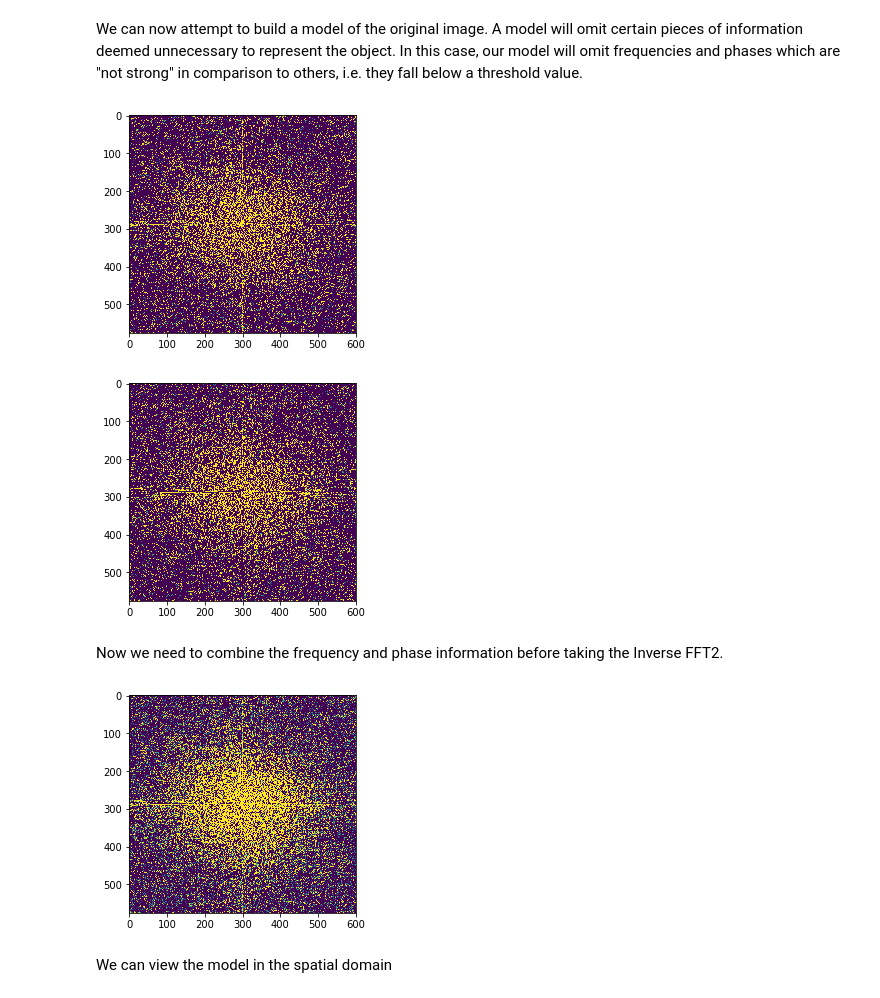
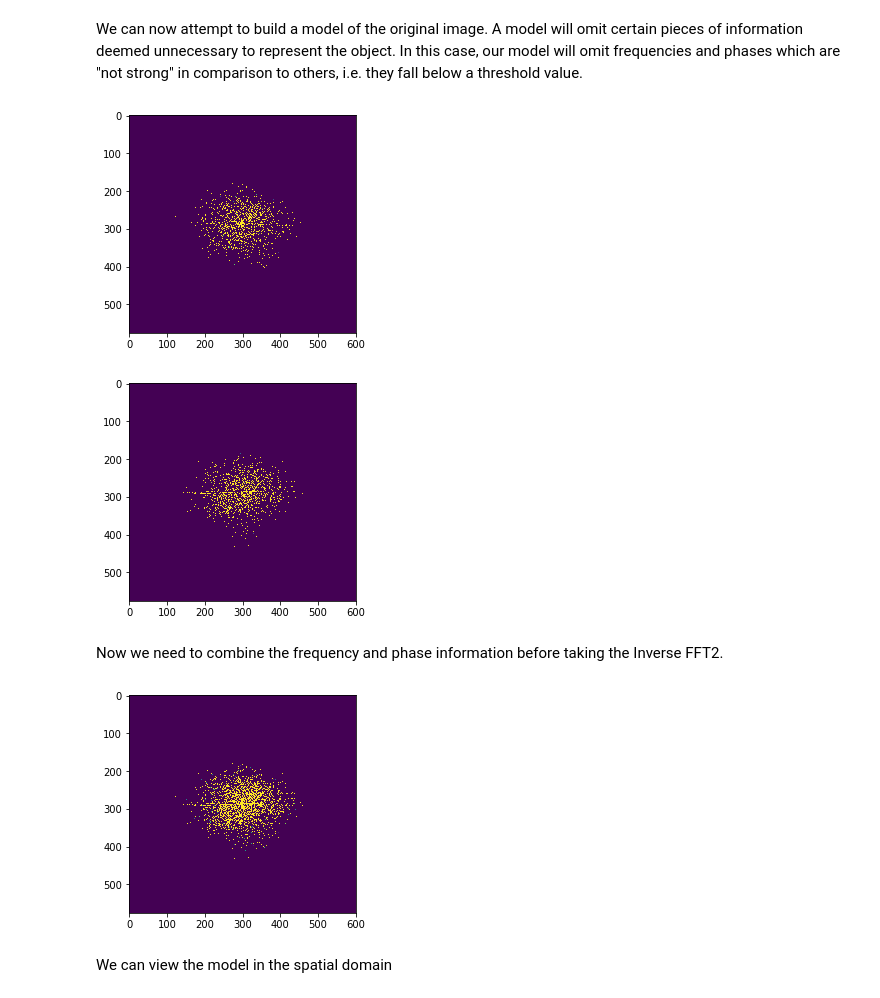
Before and after one commit to bbevan/myjupyternotebooks, a Jupyter notebook: FFT2 in Python - v2.ipynb, the cells around one changed output. Drawn from its saved outputs; the diff is of its cells as text; code cells hidden in the pictures.

```diff
--- a/FFT2 in Python - v2.ipynb
+++ b/FFT2 in Python - v2.ipynb
@@ -63,17 +63,17 @@ We can now attempt to build a model of the original image. A model will omit cer
 # %%
 # grab the frequency and phase information from f
 fp = fftreal(f)
 pp = fftimag(f)
 
 # threshold values
-fpc = numpy.clip(fp, 15.0, fp.max())
-ppc = numpy.clip(pp, 15.0, pp.max())
+fpc = numpy.clip(fp, 100.0, fp.max())
+ppc = numpy.clip(pp, 100.0, pp.max())
 
 viewfft2(fpc)
 viewfft2(ppc)
 # %% [output]
-[figure, old version]
+[figure, new version]
-[figure, old version]
+[figure, new version]
 # %% [markdown]
 Now we need to combine the frequency and phase information before taking the Inverse FFT2.
 # %%
@@ -82,7 +82,7 @@ A = fpc[:,:] + 1j * ppc[:,:]
 # %%
 viewfft2(A)
 # %% [output]
-[figure, old version]
+[figure, new version]
 # %% [markdown]
 We can view the model in the spatial domain
 # %%
```
Also changed, not shown: parts of 1 cell of this notebook.
